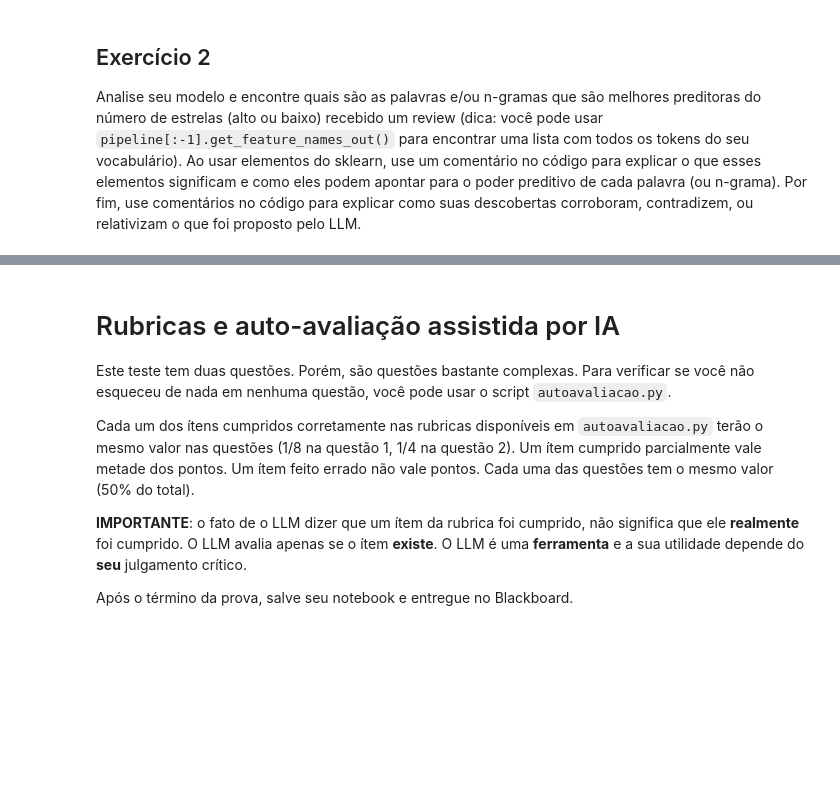
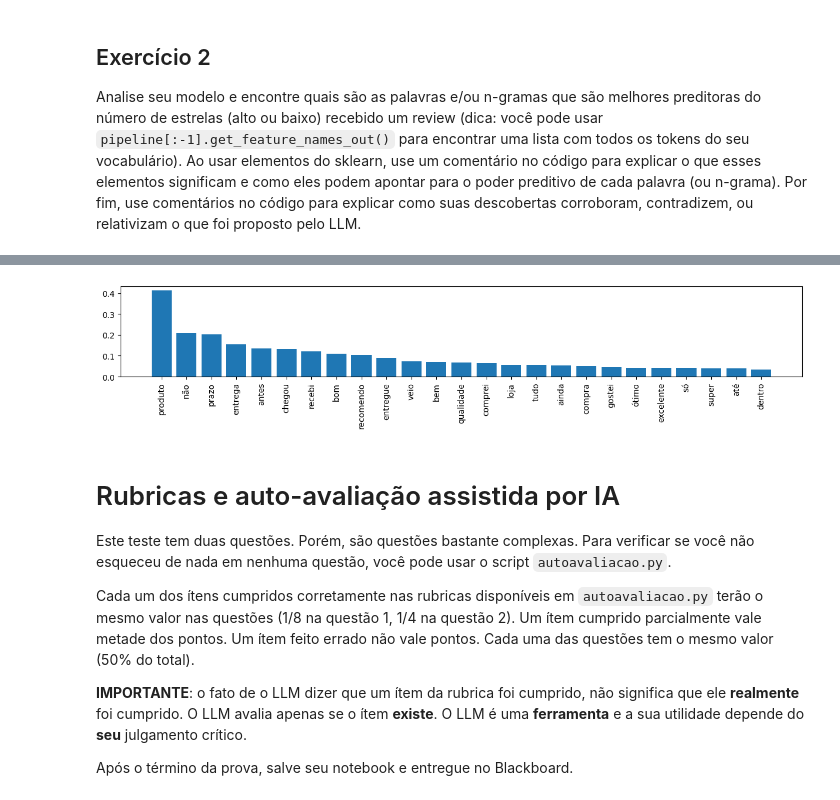
Before and after one commit to mumuvrf/nlp_course, a Jupyter notebook: notebooks/prova1/test01-machine_learning.ipynb, the cells around one changed output, grey strips where cells are left out. Cells and saved outputs as stored; diff of their text form; code cells hidden in the pictures; blank space fills up the shorter version.

```diff
--- a/notebooks/prova1/test01-machine_learning.ipynb
+++ b/notebooks/prova1/test01-machine_learning.ipynb
@@ -70,15 +70,20 @@ from sklearn.model_selection import train_test_split
 from sklearn.feature_extraction.text import CountVectorizer, TfidfVectorizer
 from sklearn.linear_model import LogisticRegression
 from sklearn.pipeline import Pipeline
-from sklearn.metrics import accuracy_score
+from sklearn.metrics import f1_score
 from sklearn.metrics import confusion_matrix,  ConfusionMatrixDisplay
 
 df['positive'] = df['review_score'].apply(lambda x: x>3)
 
+f = open("stopwords.txt", "r")
+stopwords = []
+for x in f:
+  stopwords.append(x.split()[0])
+
 model = Pipeline([
     # Vamos usar o CountVectorizer com binary=true para vetorização de texto.
     # Esse vetorizador avalia a presença ou ausência de palavras de maneira binária em um documento, assim cada linha do vetorizador (correspondente a um documento) é uma "bag-of-words".
-    ('vectorizer', CountVectorizer(binary=True)),
+    ('vectorizer', CountVectorizer(binary=True, stop_words=stopwords)),
     # Como modelo, usaremos a Regressão Logística.
     # Ela oferece uma distribuição mais contínua de probabilidades, reduzindo a binariedade das decisões.
     ('classifier', LogisticRegression())
@@ -87,8 +92,9 @@ model = Pipeline([
 X_train, X_test, y_train, y_test = train_test_split(df['review_comment_message'], df['positive'], test_size=0.2)
 model.fit(X_train, y_train)
 y_pred = model.predict(X_test)
-accuracy = accuracy_score(y_test, y_pred)
-print(f'Accuracy: {accuracy:.2f}')
+# Vamos medir a qualidade do modelo por meio do F1-score, que oferece uma boa granularidade relativo a erros tipo I e tipo II.
+f1 = f1_score(y_test, y_pred, average='macro')
+print(f'F1-score: {f1:.2f}')
 
 # Para mostrar que o modelo não está enviesado, vamos utilizar uma matriz de confusão.
 # A matriz de confusão permite que observemos a distribuição de verdadeiros positivos, falsos positivos, verdadeiros negativos e falsos negativos.
@@ -149,3 +116,36 @@ ValueError: After pruning, no terms remain. Try a lower min_df or a higher max_d
+# %%
+#exercicio2
+#não apague o comentário acima!!!
+# Faça todo o seu código (e também os comentários) nesta célula!
+
+from sklearn.feature_extraction.text import CountVectorizer
+import matplotlib.pyplot as plt
+import pandas as pd
+
+# Utilizaremos o CountVectorizer novamente para construir um dicionário de frequência de palavras no texto.
+# A partir desse dicionário de frequência, teremos uma maior percepção de quais features são mais valorizadas nas reviews.
+vectorizer = CountVectorizer(binary=True, stop_words=stopwords)
+X = vectorizer.fit_transform(df['review_comment_message'])
+
+doc_freq_matrix = X.mean(axis=0)
+doc_freq = {
+    word: doc_freq_matrix[0, vectorizer.vocabulary_[word]]
+    for word in vectorizer.vocabulary_
+}
+
+df_vocabulary = pd.DataFrame(doc_freq.items(), columns=['word', 'frequency'])
+df_vocabulary = df_vocabulary.sort_values(by='frequency', ascending=False)
+df_vocabulary.head()
+plt.figure(figsize=(15,2))
+plt.bar(df_vocabulary.iloc[0:25]['word'], df_vocabulary[0:25]['frequency'])
+plt.xticks(rotation=90)
+plt.show()
+
+# Relativo às features, notamos que palavras como "produto", "prazo", "entrega" e "qualidade" aparecem com elevada frequência nas reviews.
+# Isso indica que a hipótese formulada pelo LLM pode estar correta, uma vez que a qualidade do produto e o cumprimento do prazo de entrega são frequentes, e, portanto, determinantes para a satisfação do cliente.
+# Frequências: produto ~40%, entrega ~15% e qualidade ~ 5%. São frequência elevadas para uma análise de milhares de reviews.
+# %% [output]
+[figure, added]
 # %% [markdown]
 # Rubricas e auto-avaliação assistida por IA
 
```
Also changed, not shown: parts of 2 cells of this notebook, 1 other file.
